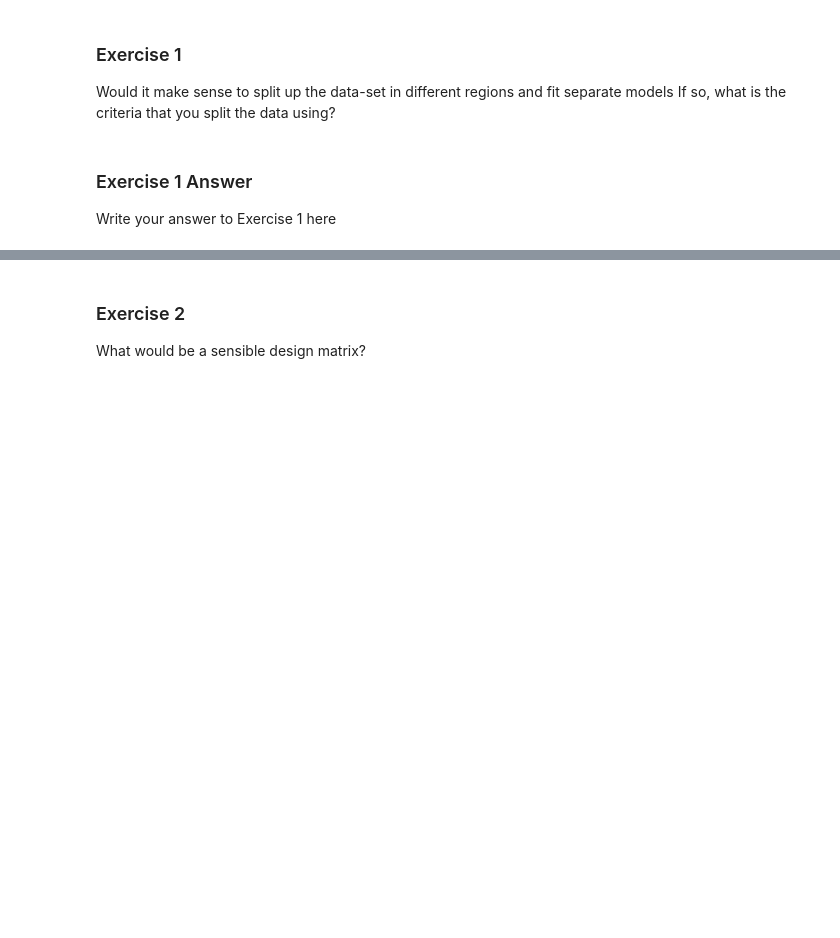
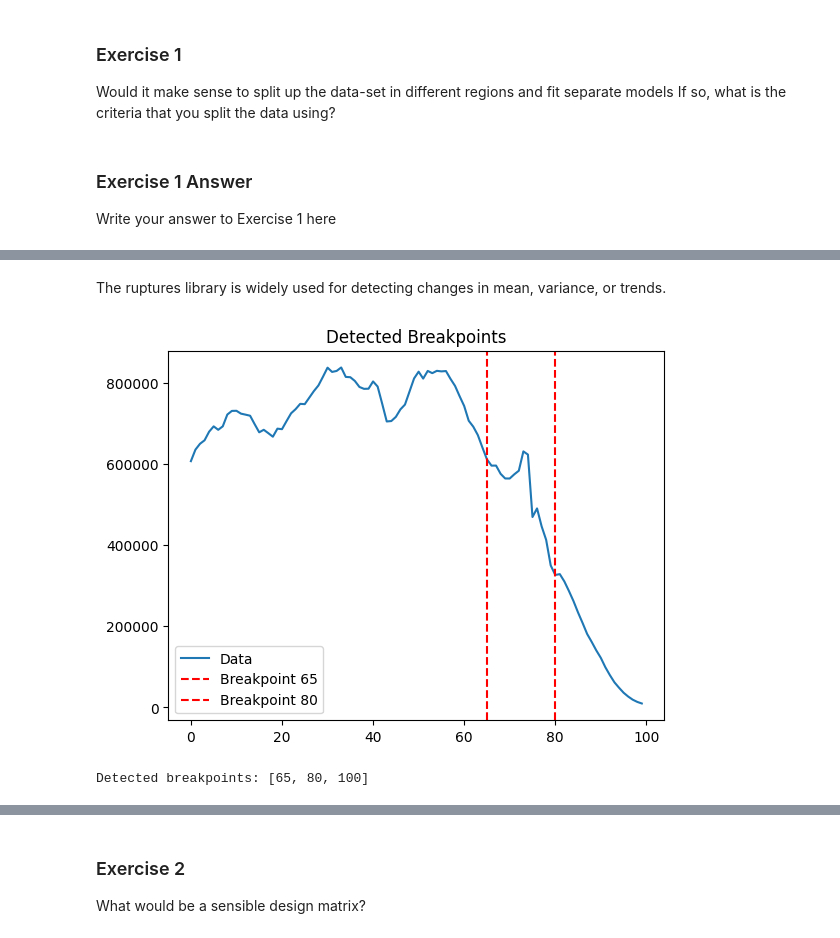
Before and after one commit to TomChen1501/CST, a Jupyter notebook: _notebooks/03-address_glm.ipynb, the cells around one changed output, grey strips where cells are left out. Drawn from its saved outputs; the diff is of its cells as text; code cells hidden in the pictures; blank space fills up the shorter version.

```diff
--- a/_notebooks/03-address_glm.ipynb
+++ b/_notebooks/03-address_glm.ipynb
@@ -813,0 +822,25 @@ Write your answer to Exercise 1 here
+# %% [markdown]
+The ruptures library is widely used for detecting changes in mean, variance, or trends.
+# %%
+import numpy as np
+import matplotlib.pyplot as plt
+import ruptures as rpt
+
+d = np.array(age_df.sum(axis=0))
+
+# Change point detection
+algo = rpt.Pelt(model="rbf").fit(d)
+breakpoints_1 = algo.predict(pen=7)  # Penalty value controls sensitivity
+
+# Plot the results
+plt.plot(d, label="Data")
+for bkpt in breakpoints_1[:-1]:
+    plt.axvline(x=bkpt, color="red", linestyle="--", label=f"Breakpoint {bkpt}")
+plt.legend()
+plt.title("Detected Breakpoints")
+plt.show()
+
+print("Detected breakpoints:", breakpoints_1)
+# %% [output]
+[figure, added]
+Detected breakpoints: [65, 80, 100]
```
Also changed, not shown: parts of 20 cells of this notebook.
